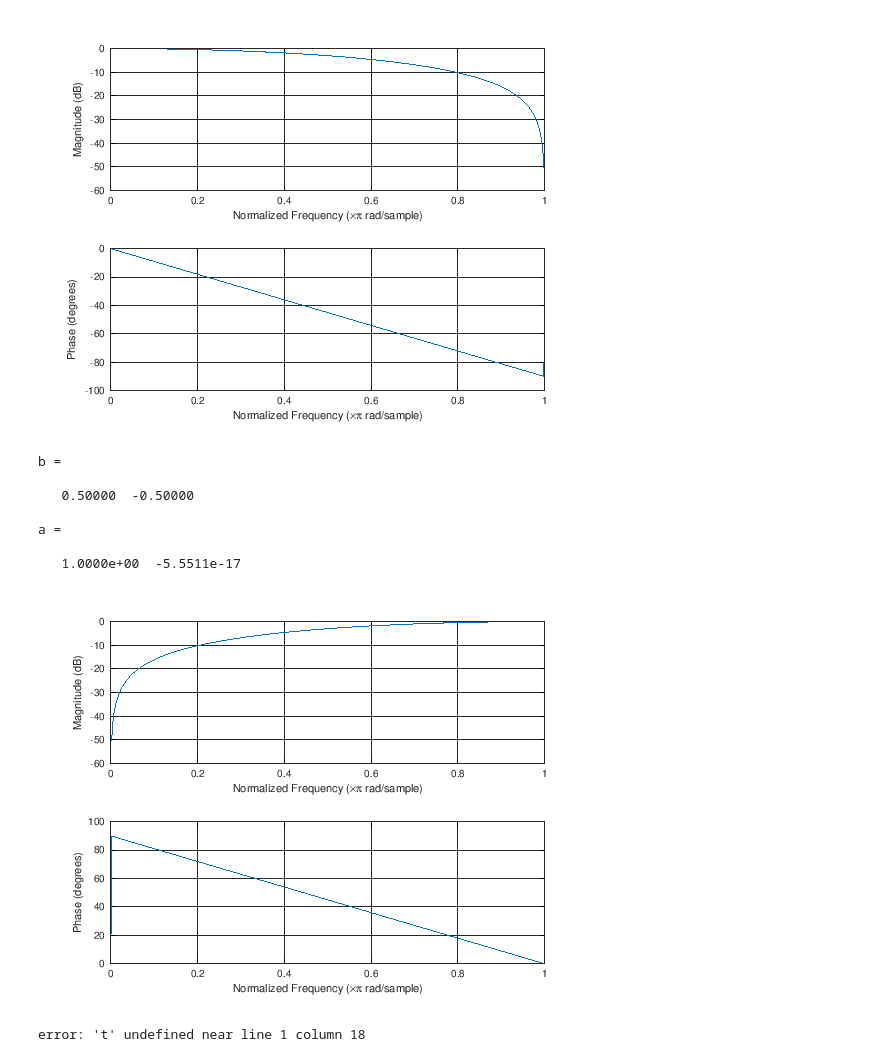
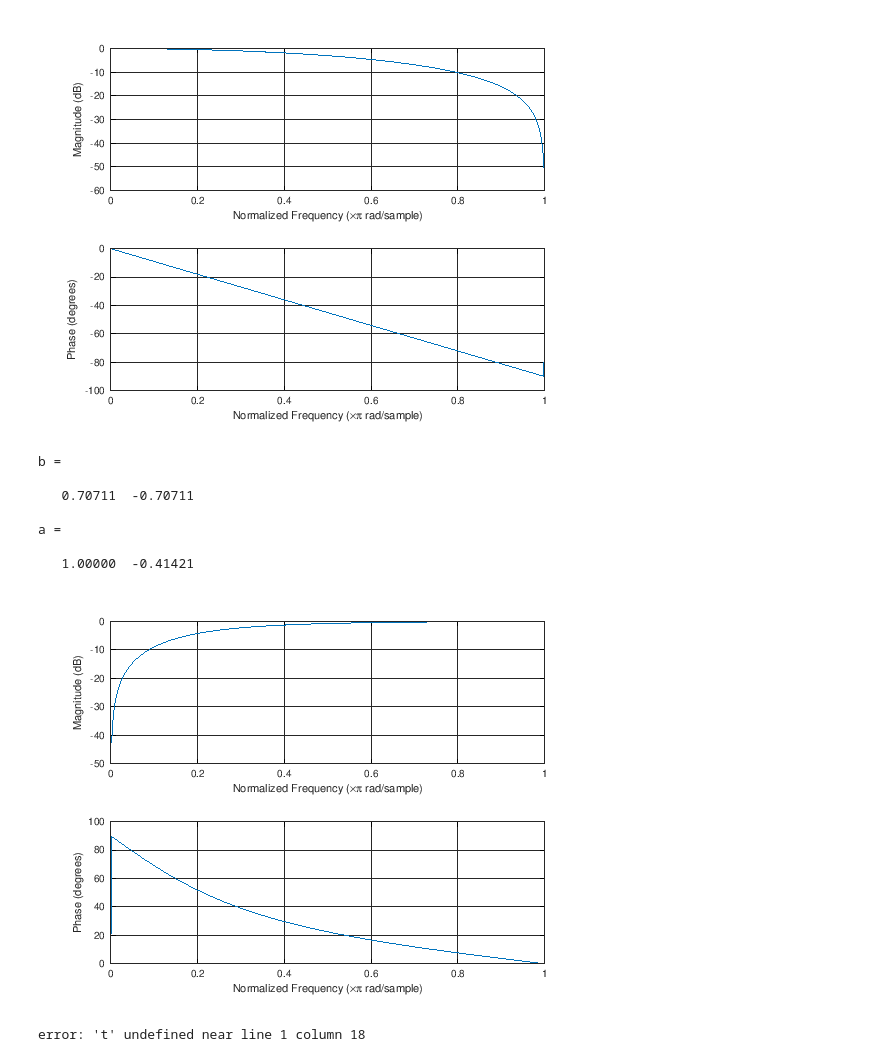
Before and after one commit to TallerAnalogico/IIR_Verilog, a Jupyter notebook: Tools/Octave_filters.ipynb, the cells around one changed output. Cells and saved outputs as stored; diff of their text form; code cells hidden in the pictures.

```diff
--- a/Tools/Octave_filters.ipynb
+++ b/Tools/Octave_filters.ipynb
@@ -18,20 +18,20 @@ a =
 [figure]
 # %%
 %  pasoaltas
- sf = 40e3; sf2 = sf/2;
- [b,a]=butter ( 1, 10e3 / sf2,"high" );
+ sf = 40e3;
+ [b,a]=butter ( 1, 10e3 / sf,"high" );
  b
  a
  freqz(b,a)
 # %% [output]
 b =
 
-   0.50000  -0.50000
+   0.70711  -0.70711
 
 a =
 
-   1.0000e+00  -5.5511e-17
+   1.00000  -0.41421
-[figure, old version]
+[figure, new version]
 # %%
 sinetone(25e3,sf,t,1)
 # %% [output]
```
Also changed, not shown: parts of 2 cells of this notebook, 39 other files.
